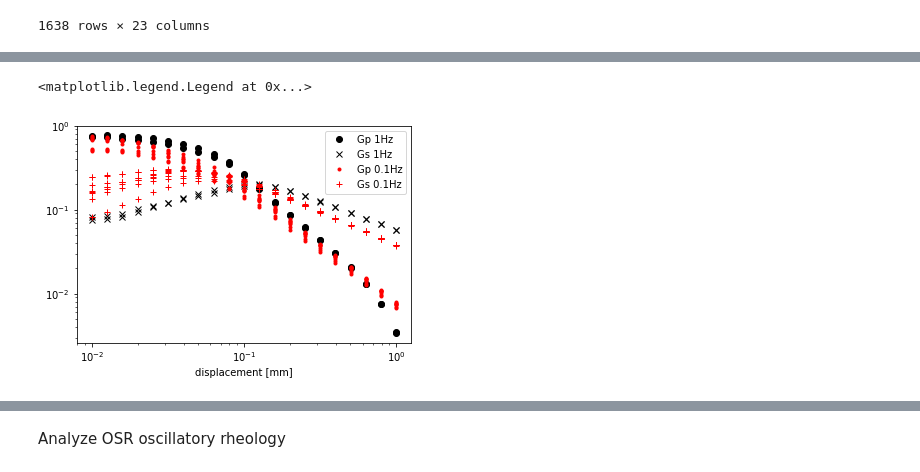
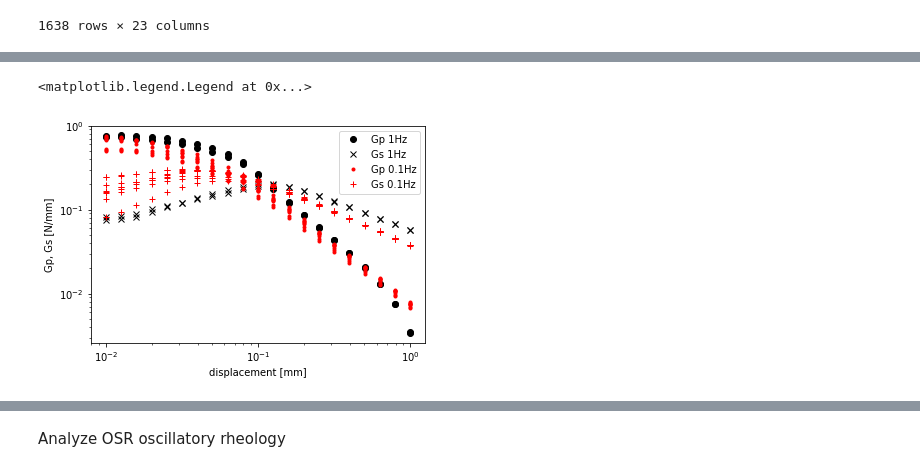
Before and after one commit to steaime/RheoShearCell_postproc, a Jupyter notebook: DataAnalysis_250512.ipynb, the cells around one changed output, grey strips where cells are left out. Cells and saved outputs as stored; diff of their text form; code cells hidden in the pictures.

```diff
--- a/DataAnalysis_250512.ipynb
+++ b/DataAnalysis_250512.ipynb
@@ -70,5 +74,5 @@ rheo_explog
 # %%
-fidx = 50
+fidx = 40
 int_time, int_pos, int_force = iof.ReadRheoData(list_names[fidx], usecols=(1, 5, 6), unpack=True)
 if int_pos is not None:
     fig, ax = plt.subplots()
@@ -279,13 +400,14 @@ np.savetxt(os.path.join(froot, 'DSS_0.1Hz_FTres_T' + str(tlen).zfill(2) + '.dat'
 # %%
 fig, ax = plt.subplots()
 ax.plot(DSS_1Hz_FTres[:,1], DSS_1Hz_FTres[:,10], 'ko', label='Gp 1Hz')
 ax.plot(DSS_1Hz_FTres[:,1], DSS_1Hz_FTres[:,11], 'kx', label='Gs 1Hz')
 ax.plot(DSS_0p1Hz_FTres[:,1], DSS_0p1Hz_FTres[:,10], 'r.', label='Gp 0.1Hz')
 ax.plot(DSS_0p1Hz_FTres[:,1], DSS_0p1Hz_FTres[:,11], 'r+', label='Gs 0.1Hz')
 ax.set_xscale('log')
 ax.set_yscale('log')
 ax.set_xlabel('displacement [mm]')
+ax.set_ylabel('Gp, Gs [N/mm]')
 ax.legend()
 # %% [output]
 <matplotlib.legend.Legend at 0x...>
-[figure, old version]
+[figure, new version]
```
Also changed, not shown: parts of 39 cells of this notebook, 7 other files.
